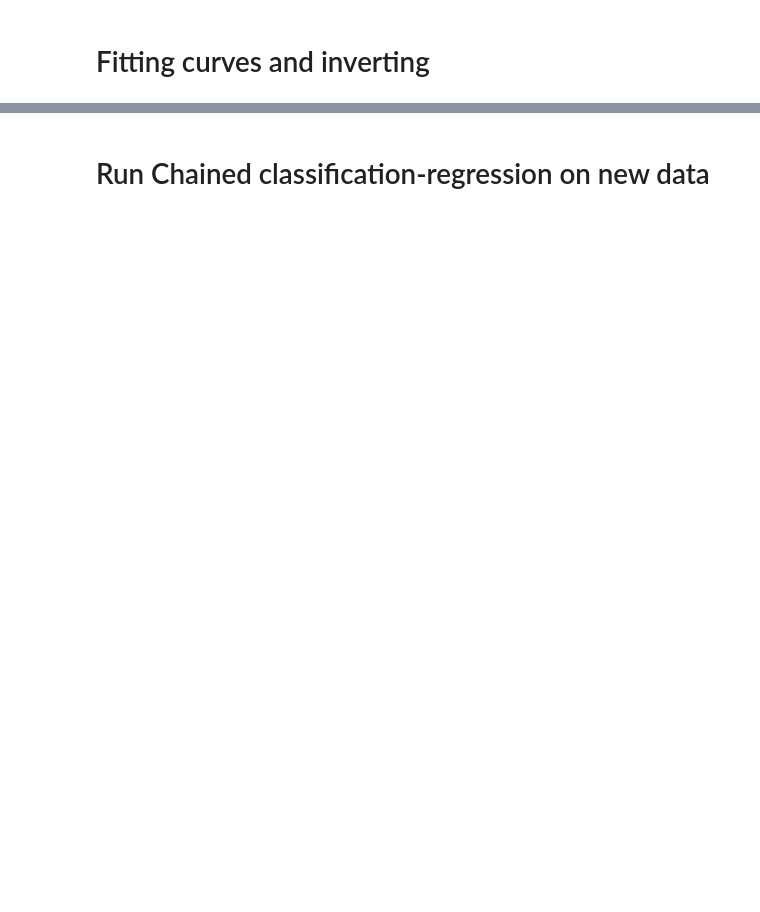
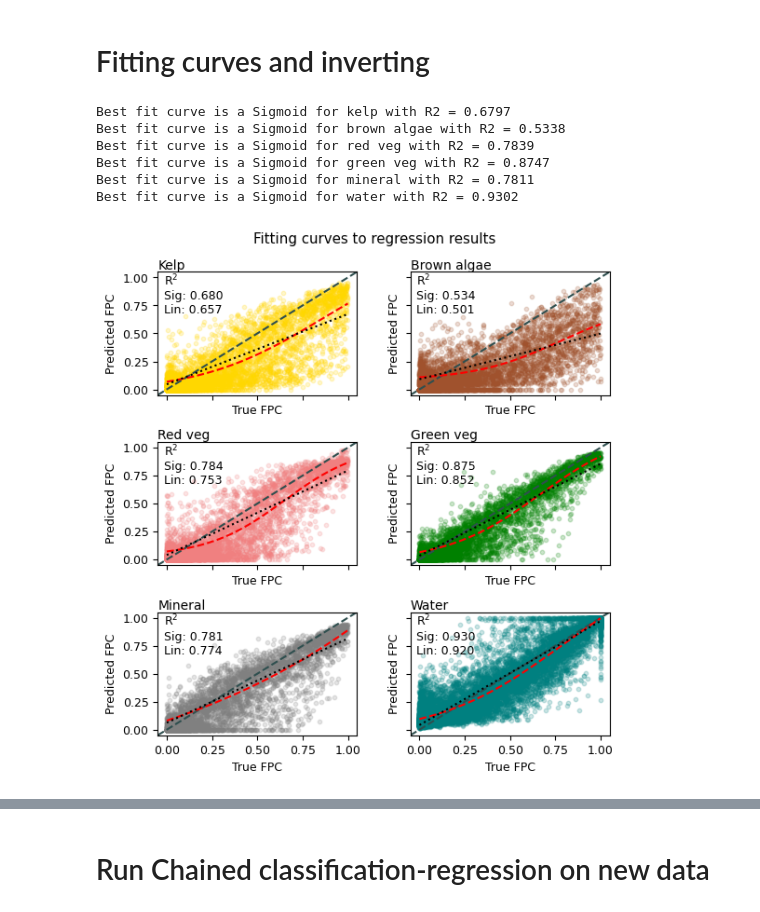
Before and after one commit to uqgrowan/Spectral-Separability-Analysis, a Jupyter notebook: unmixing.ipynb, the cells around one changed output, grey strips where cells are left out. Cells and saved outputs as stored; diff of their text form; code cells hidden in the pictures; blank space fills up the shorter version.

```diff
--- a/unmixing.ipynb
+++ b/unmixing.ipynb
@@ -501,11 +502,11 @@ colours = {
     'rhodophyte' : "maroon",
 }
 
-reload = True
-savefigall = False
+reload = False
+savefigall = True
 sensor_code = "S2"
-class_code = "bo"
-plot_output_dir = f"C:/Users/s4770224/Documents/Work/Writing/Figures/Obj2/unmixing/{sensor_code}/{class_code}/"
+class_code = "kbrgm"
+plot_output_dir = f"C:/Users/s4770224/Documents/Work/Writing/Figures/Obj2/unmixing/simpleTrees/{sensor_code}/{class_code}/"
 
 if sensor_code == "S2":
     spec_lib_path = "./data/processed/resampled//mine_and_specchio/sub-1-spectra_no-standardization/noisy_Sentinel_2_ABC_resampled.csv"
@@ -552,3 +549,5 @@ deco = PCA(min(sim_pix.shape[1], 25))
 deco.fit(sim_pix)
 decomposed_mixpix = pd.DataFrame(deco.transform(sim_pix))
 comps = deco.components_
+# %%
+decomposed_mixpix.columns = (decomposed_mixpix.columns).astype(int)
@@ -571,8 +572,8 @@ else:
 # %%
 # Set models' hyperparameters
 RF_classifier_params = {
-    "n_estimators": 150,
-    "max_depth": 20,
+    "n_estimators": 100,
+    "max_depth": 10,
     "n_jobs" : -1,
     "min_samples_split": 20,
     "min_samples_leaf": 2,
@@ -581,6 +582,8 @@ RF_classifier_params = {
 RF_regressor_params = {
     "criterion" : 'absolute_error',
     "n_jobs" : -1,
+    "n_estimators": 20,
+    "max_depth": 10,
     "max_features" : "sqrt",
     "max_samples" : 0.5,
     }
@@ -790,13 +825,20 @@ zeros_test_sensitivity_stats = calc_eval_stats(pipe.y_test, test_predictions, in
 # Fitting curves and inverting
 # %%
 fitted_curves, all_stats, all_curves = pipe.fit_all_curves(test_predictions)
+# %% [output]
+Best fit curve is a Sigmoid for kelp with R2 = 0.6797
+Best fit curve is a Sigmoid for brown algae with R2 = 0.5338
+Best fit curve is a Sigmoid for red veg with R2 = 0.7839
+Best fit curve is a Sigmoid for green veg with R2 = 0.8747
+Best fit curve is a Sigmoid for mineral with R2 = 0.7811
+Best fit curve is a Sigmoid for water with R2 = 0.9302
 # %%
 # Plot fitted curves and regression results
 results_df = test_predictions
 criterion = ("R2", "max")
 
 ax_height = 2
-n_rows = 1
+n_rows = 3
 
 n_cols = pipe.y_test.shape[1]
 fig_cols = n_cols // n_rows if n_cols%n_rows == 0 else n_cols // n_rows + 1
@@ -831,33 +873,35 @@ for col in range(n_cols):
             "sigmoid": sigmoid(x_linspace, *class_curves.get("sigmoid")),"linear" : class_curves["linear"][0]*x_linspace + class_curves["linear"][1]
         }
 
     ax[row_i, col_i].scatter(x[col_name], y[:,col], alpha = 0.2, c = colours.get(col_name, "gray"), s = 10)
     ax[row_i, col_i].set_xlabel(f"True FPC")
     ax[row_i, col_i].set_ylabel ("Predicted FPC")
     ax[row_i, col_i].axline((0,0), slope = 1, color = "darkslategrey", alpha = 1, linestyle = "--")
     ax[row_i, col_i].annotate(
             col_name.replace("_"," ").capitalize(),
             xy=(0.0, 1.02),
             xycoords="axes fraction",
             color = "black",
             fontsize = 10 if len(col_name) < 18 else 9
         )
     if class_curves.get("sigmoid") is not None:
         ax[row_i, col_i].plot(x_linspace, y_linspace["sigmoid"], '--', color = "red", label='Fitted curve - Sigmoid')
     ax[row_i, col_i].plot(x_linspace, y_linspace["linear"], ':', color = "black", label='Fitted curve - Linear')
 
     if class_curves.get("sigmoid") is not None:
         ax[row_i, col_i].annotate(r'$\mathregular{R^2}$'f"\nSig: {class_stats["sigmoid"][criterion[0]][0]:.3f} \nLin: {class_stats["linear"][criterion[0]][0]:.3f}", xy = (0.03, 0.66), xycoords = "axes fraction", fontsize = 9,)
     else:
         ax[row_i, col_i].annotate(r'$\mathregular{R^2}$'f"\nSig: undefined \nLin: {class_stats["linear"][criterion[0]][0]:.3f}", xy = (0.03, 0.66), xycoords = "axes fraction", fontsize = 9,)
 
     if x.shape[1] % 2 == 1:
         ax[-1, -1].set_visible(False)
     fig.suptitle("Fitting curves to regression results", y = 1)
 if savefigall:
     plt.savefig(f"{plot_output_dir}fitting_curves.svg")
     plt.savefig(f"{plot_output_dir}fitting_curves.png")
 plt.show()
+# %% [output]
+[figure, added]
 # %%
 # Inverted predictions by best curve function
 inverted = pipe.apply_inversion(test_predictions)
```
Also changed, not shown: parts of 17 cells of this notebook, 2 other files.
